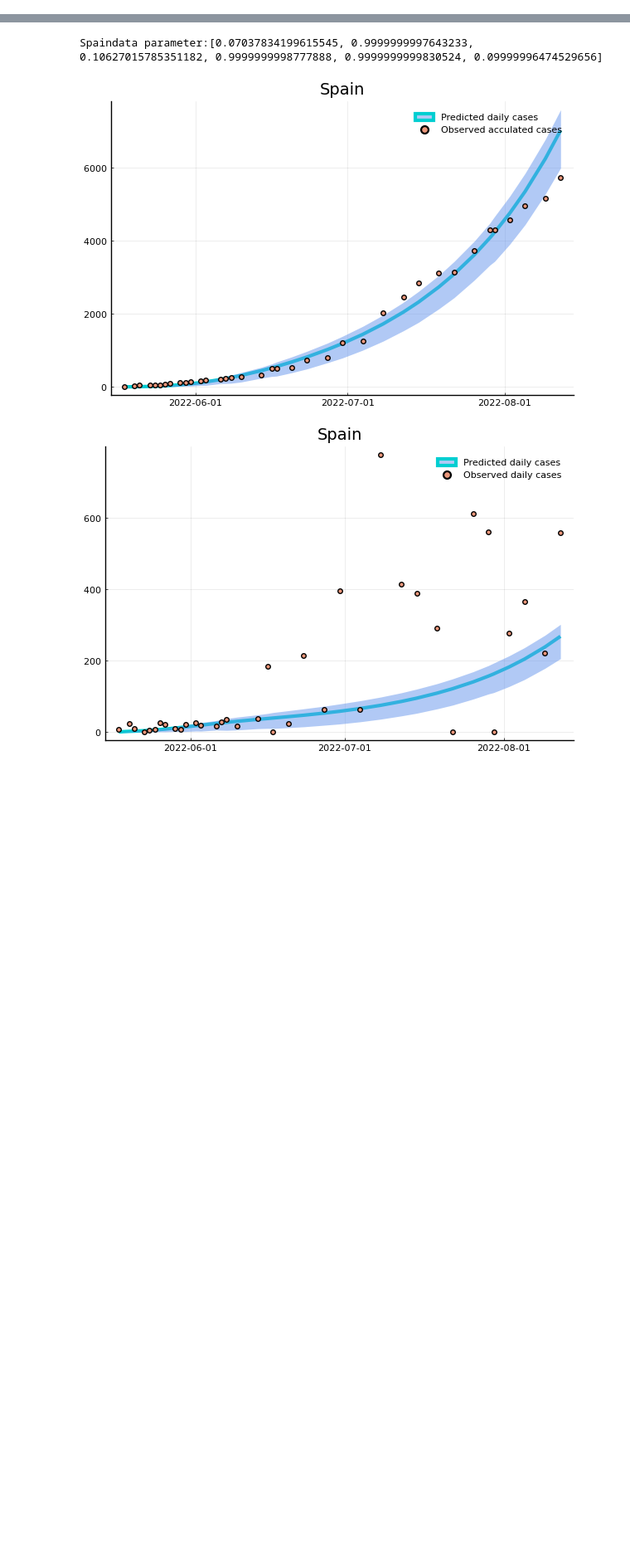
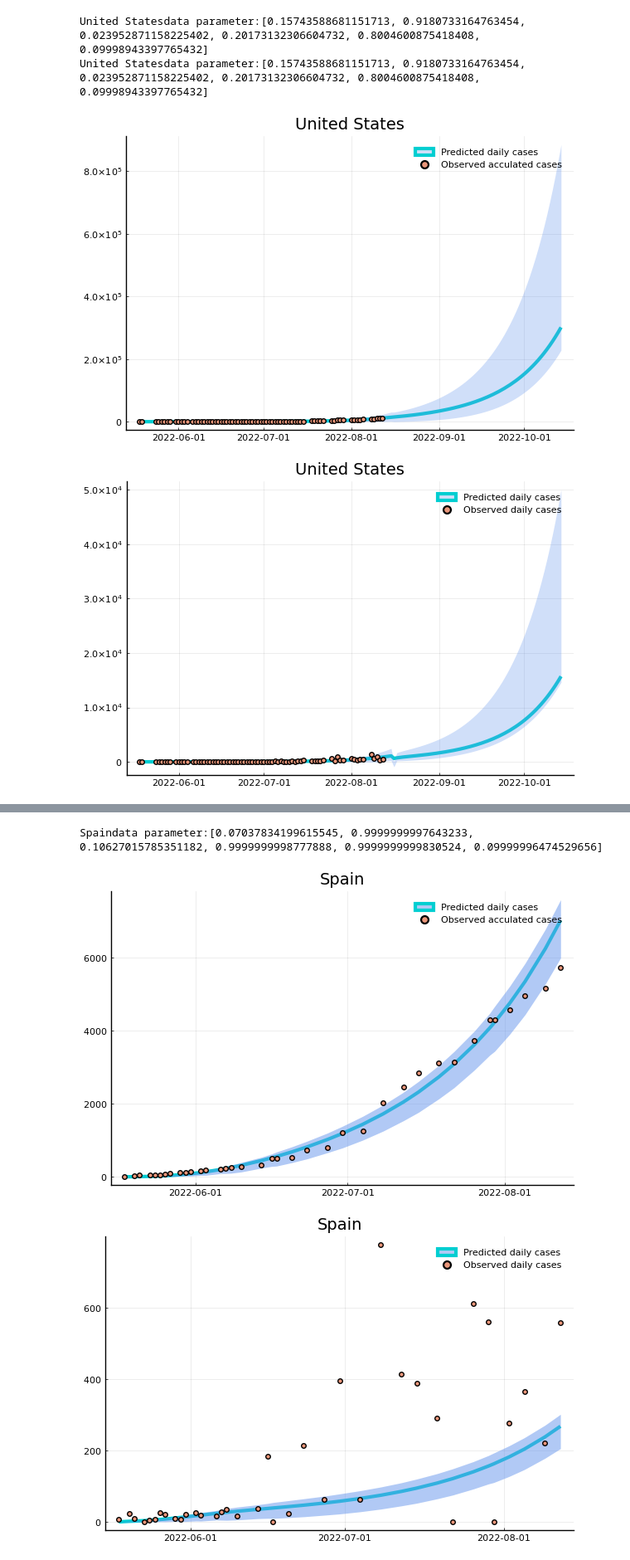
Before and after one commit to Song921012/Monkeypox.jl, a Jupyter notebook: reloadmultiplecontries.ipynb, the cells around one changed output, grey strips where cells are left out. Shown at 83% size. Saved outputs shown, nothing was run; the diff lists cells and outputs as text; code cells hidden in the pictures; blank space fills up the shorter version.

```diff
--- a/reloadmultiplecontries.ipynb
+++ b/reloadmultiplecontries.ipynb
@@ -86,0 +282,21 @@ simopt! (generic function with 1 method)
+# %%
+## single plot
+i = 1
+country = countryarray[i]
+url = "./data/timeseries-country-confirmed.csv";
+color = :cornflowerblue
+linecolor = :darkturquoise
+markercolor = :darksalmon
+preddays = 60
+controlρ = 0.5
+controlσ = 1.0
+controlh = 1.0
+controlSS = 1.0
+sim = solinference!(i, url, country)[1]
+controlsim = solcontrolinference!(sim, i, url, country, preddays, controlρ, controlσ, controlh, controlSS)[1]
+controlplotsim!(sim, controlsim, preddays, color, linecolor, markercolor, datadate, datatspan, i, country, acc, cases)
+# %% [output]
+United Statesdata parameter:[0.15743588681151713, 0.9180733164763454, 0.023952871158225402, 0.20173132306604732, 0.8004600875418408, 0.09998943397765432]
+United Statesdata parameter:[0.15743588681151713, 0.9180733164763454, 0.023952871158225402, 0.20173132306604732, 0.8004600875418408, 0.09998943397765432]
+[figure, added]
+[figure, added]
```
Also changed, not shown: parts of 8 cells of this notebook, 6 other files.
